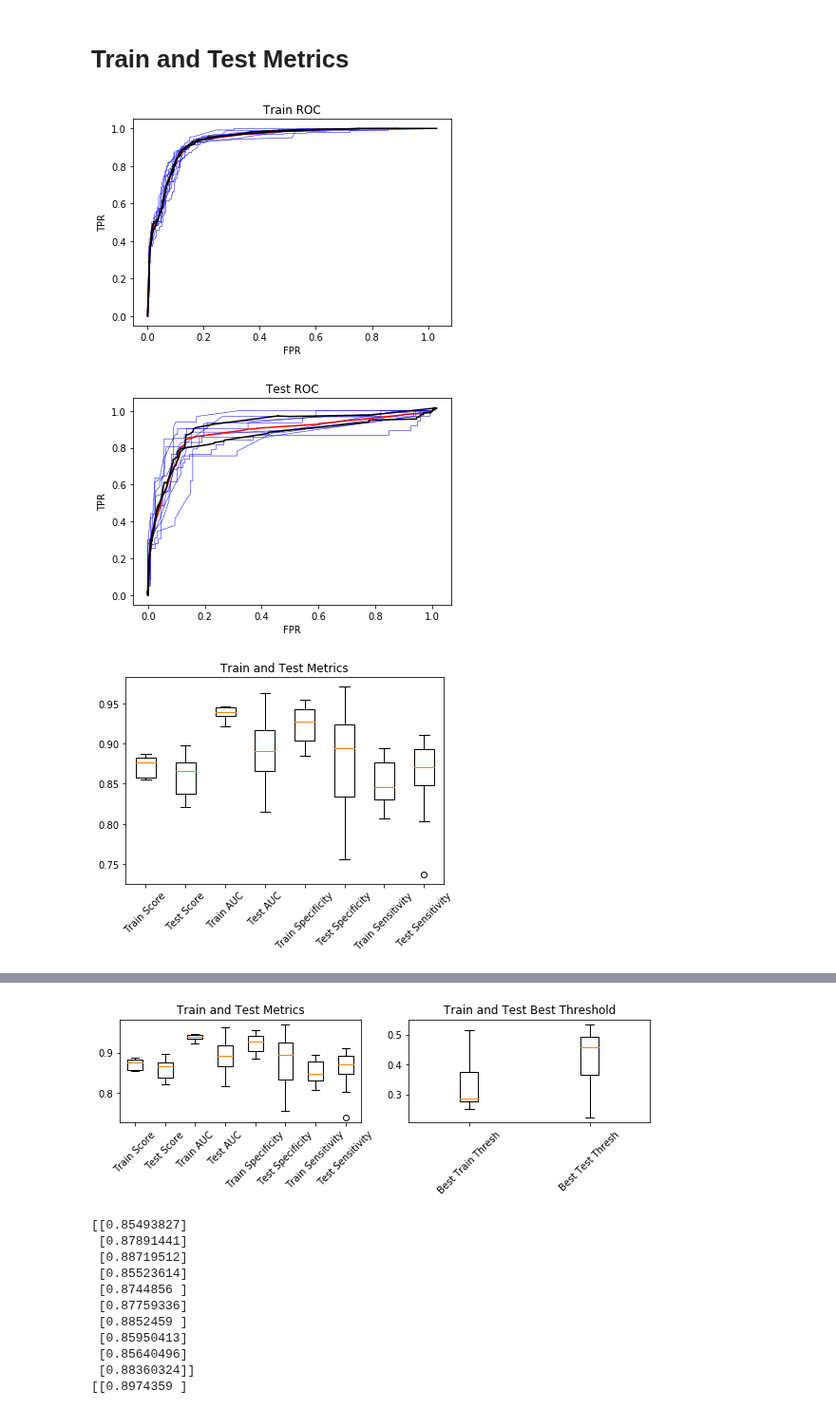
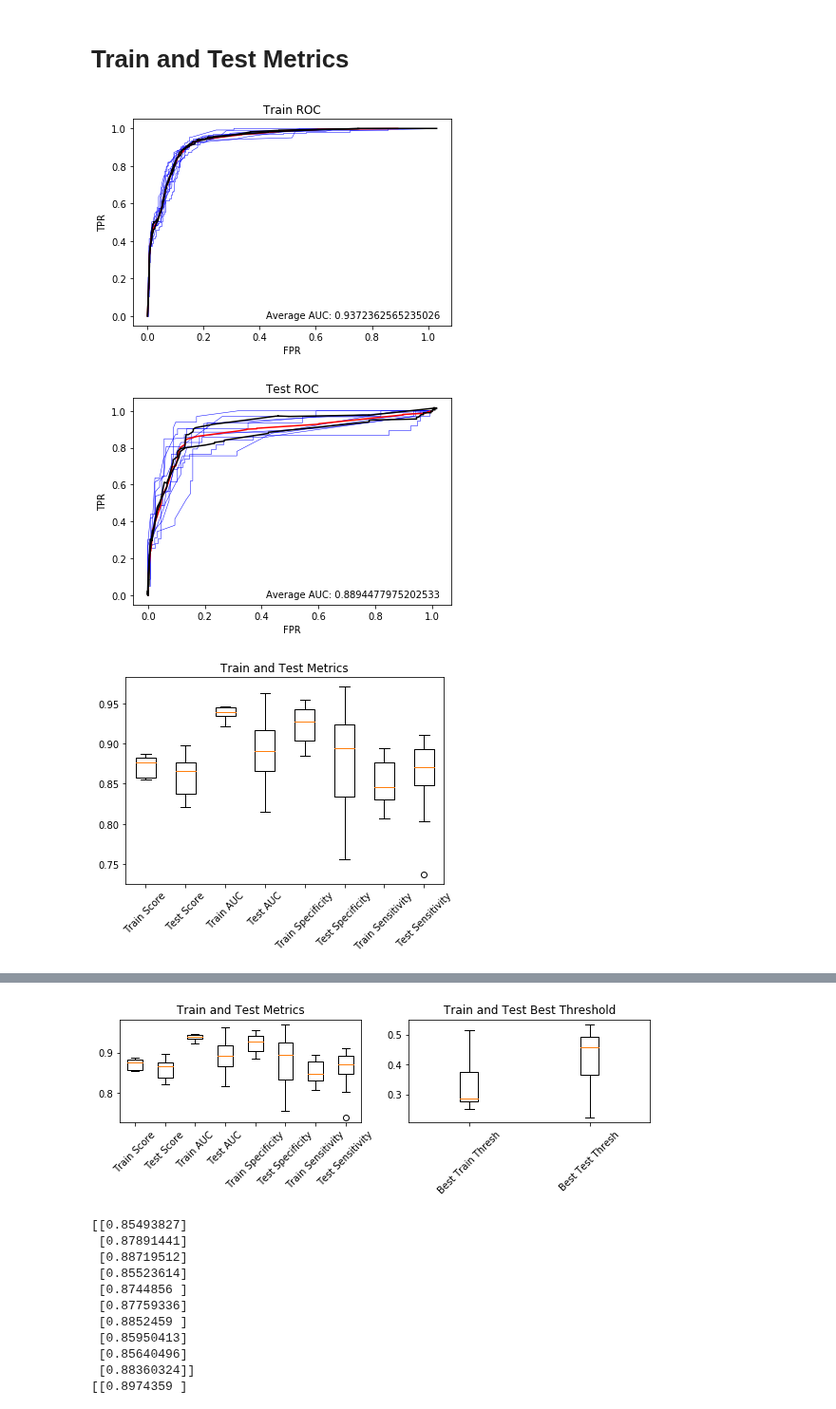
Before and after one commit to adit98/tbi, a Jupyter notebook: notebooks/Generate_Metric_Plots.ipynb, the cells around one changed output, grey strips where cells are left out. Shown at 95% size. Drawn from its saved outputs; the diff is of its cells as text; code cells hidden in the pictures.

Commit message:
Included average AUC on plot.

```diff
--- a/notebooks/Generate_Metric_Plots.ipynb
+++ b/notebooks/Generate_Metric_Plots.ipynb
@@ -183,7 +183,8 @@ def plot_all(data_to_plot, theta_data):
     plt.show(fig1)
 
 
-def plot_roc(train, tpr, fpr):
+def plot_roc(train, tpr, fpr, auc):
+    avg_auc = np.average(auc)
     if train:
         title = 'Train ROC'
     else:
@@ -195,6 +196,7 @@ def plot_roc(train, tpr, fpr):
     for i in range(tpr.shape[0]):
         plt.plot(fpr[i], tpr[i], 'b', linewidth=0.5)
     plt.title(title)
+    plt.figtext(0.45, 0.15,'Average AUC: ' + str(avg_auc))
     plt.xlabel('FPR')
     plt.ylabel('TPR')
     plt.plot(avg_fpr, avg_tpr, 'r')
@@ -205,36 +207,36 @@ def plot_roc(train, tpr, fpr):
 metric_data_to_plot = {'train':[], 'test':[]}
 theta_data = []
 for t in ['train', 'test']:
     scores = np.load(os.path.join(metrics_path, t+"_scores.npy"), allow_pickle=True)
     scores = [i[0] for i in scores]
     auc = np.load(os.path.join(metrics_path, t+"_auc_all.npy"), allow_pickle=True)
     auc = [i[0] for i in auc]
     fpr = np.load(os.path.join(metrics_path, t+"_fpr_all.npy"), allow_pickle=True)
     tpr = np.load(os.path.join(metrics_path, t+"_tpr_all.npy"), allow_pickle=True)
     thresh = np.load(os.path.join(metrics_path, t+"_thresholds_all.npy"), allow_pickle=True)
     tpr_reindexed, fpr_reindexed, thresh_reindexed = reindex_thresh(tpr, fpr, thresh)
     best_threshs, best_thresh_inds = get_theta_star(tpr_reindexed, fpr_reindexed, thresh_reindexed)
     sens, spec = get_best_sens_spec(tpr_reindexed, fpr_reindexed, best_thresh_inds)
     train = t == 'train'
-    plot_roc(train, tpr_reindexed, fpr_reindexed)
+    plot_roc(train, tpr_reindexed, fpr_reindexed, auc)
     metric_data_to_plot[t].append(scores)
     metric_data_to_plot[t].append(auc)
     metric_data_to_plot[t].append(spec)
     metric_data_to_plot[t].append(sens)
     theta_data.append(best_threshs)
 
 # Re-ordering vectors so same data type is adjacent for train and test
 final_metric_data = []
 for i in range(len(metric_data_to_plot['train'])):
     final_metric_data.append(list(metric_data_to_plot['train'][i]))
     final_metric_data.append(list(metric_data_to_plot['test'][i]))
 
 plot_metrics(final_metric_data)
 plot_theta_star(theta_data)
 plot_all(final_metric_data, theta_data)
 # %% [output]
-[figure, old version]
+[figure, new version]
-[figure, old version]
+[figure, new version]
 [figure]
 [figure]
 [figure]
```
